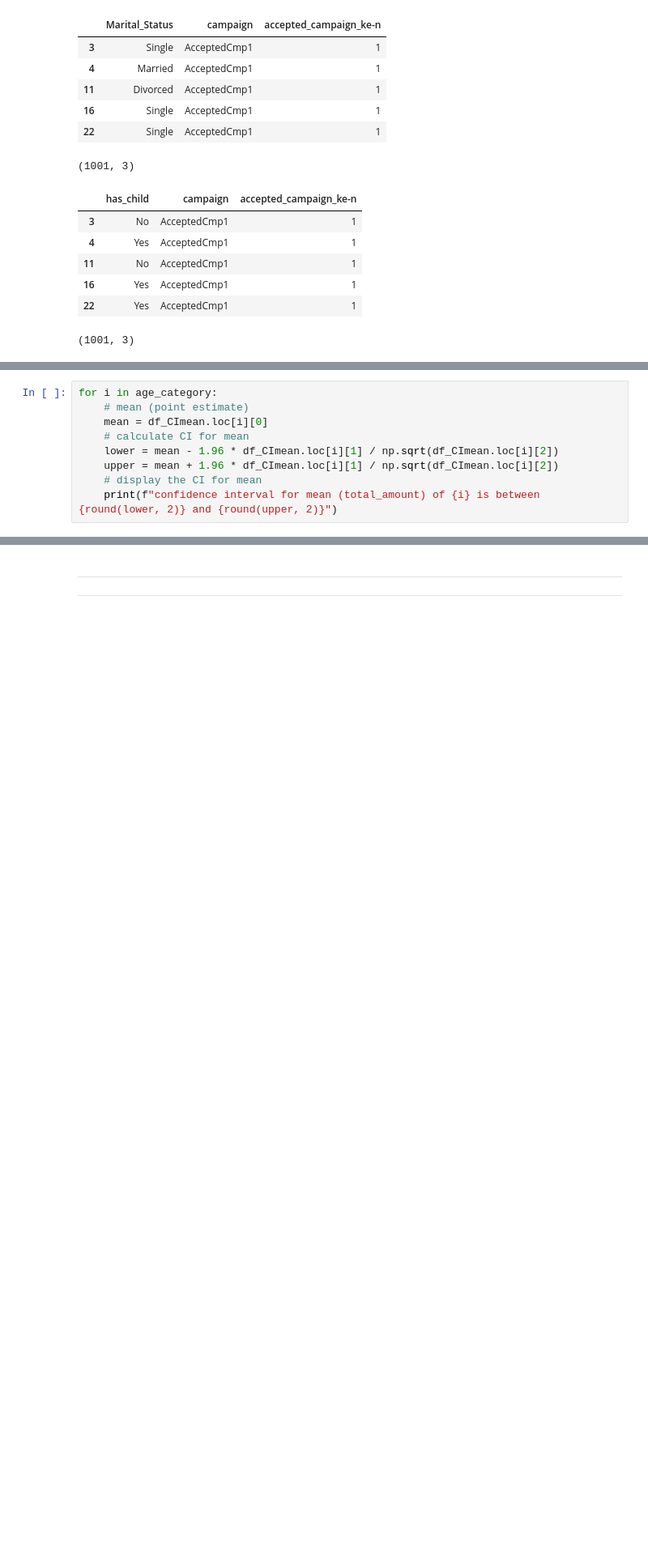
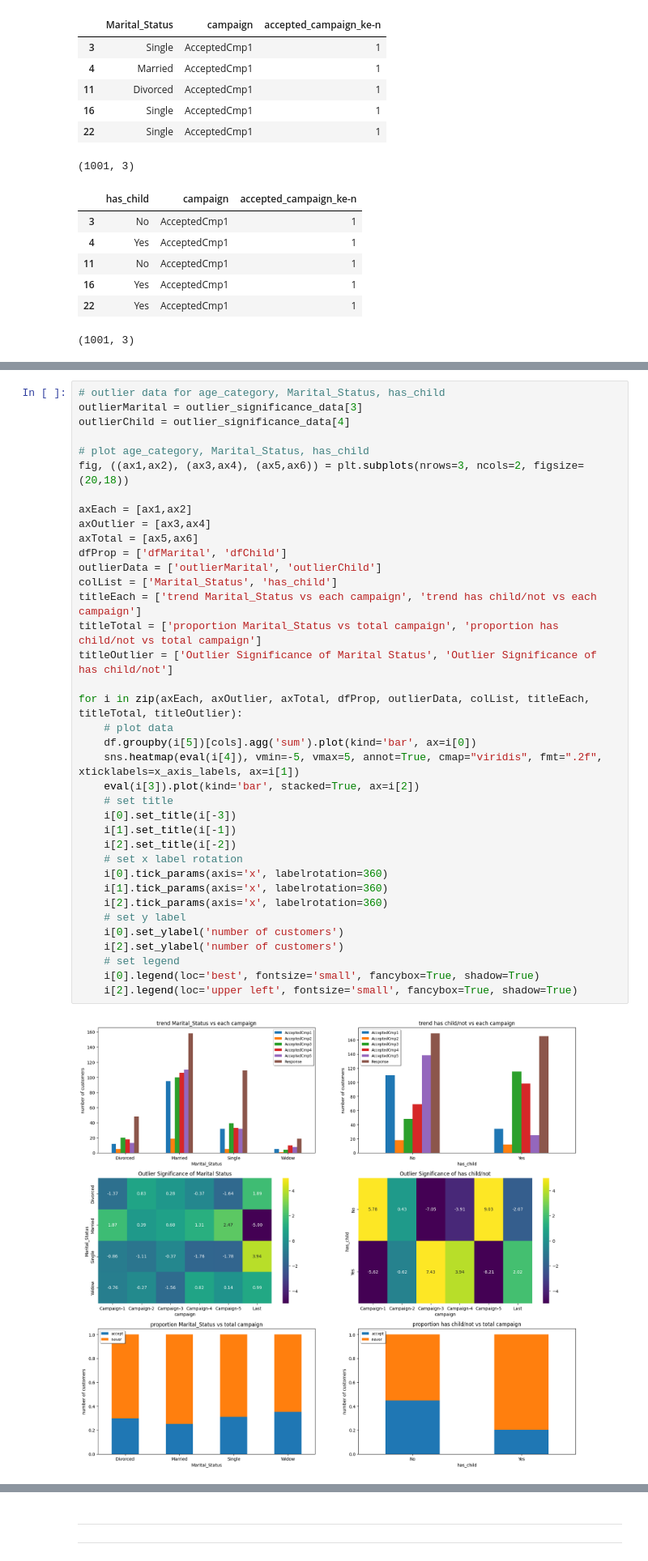
Before and after one commit to fnkhairudin/CapstoneProjectModul2, a Jupyter notebook: notebooks/2.0-fnk-data-analysis.ipynb, the cells around one changed output, grey strips where cells are left out. Shown at 81% size. Saved outputs shown, nothing was run; the diff lists cells and outputs as text; blank space fills up the shorter version.

```diff
--- a/notebooks/2.0-fnk-data-analysis.ipynb
+++ b/notebooks/2.0-fnk-data-analysis.ipynb
@@ -624,9 +467,0 @@ df_CImean
-# %%
-for i in age_category:
-    # mean (point estimate)
-    mean = df_CImean.loc[i][0]
-    # calculate CI for mean
-    lower = mean - 1.96 * df_CImean.loc[i][1] / np.sqrt(df_CImean.loc[i][2])
-    upper = mean + 1.96 * df_CImean.loc[i][1] / np.sqrt(df_CImean.loc[i][2])
-    # display the CI for mean
-    print(f"confidence interval for mean (total_amount) of {i} is between {round(lower, 2)} and {round(upper, 2)}")
@@ -742,0 +499,39 @@ The highest number of purchases made by customers is through the `website`.
+# %%
+# outlier data for age_category, Marital_Status, has_child
+outlierMarital = outlier_significance_data[3]
+outlierChild = outlier_significance_data[4]
+
+# plot age_category, Marital_Status, has_child
+fig, ((ax1,ax2), (ax3,ax4), (ax5,ax6)) = plt.subplots(nrows=3, ncols=2, figsize=(20,18))
+
+axEach = [ax1,ax2]
+axOutlier = [ax3,ax4]
+axTotal = [ax5,ax6]
+dfProp = ['dfMarital', 'dfChild']
+outlierData = ['outlierMarital', 'outlierChild']
+colList = ['Marital_Status', 'has_child']
+titleEach = ['trend Marital_Status vs each campaign', 'trend has child/not vs each campaign']
+titleTotal = ['proportion Marital_Status vs total campaign', 'proportion has child/not vs total campaign']
+titleOutlier = ['Outlier Significance of Marital Status', 'Outlier Significance of has child/not']
+
+for i in zip(axEach, axOutlier, axTotal, dfProp, outlierData, colList, titleEach, titleTotal, titleOutlier):
+    # plot data
+    df.groupby(i[5])[cols].agg('sum').plot(kind='bar', ax=i[0])
+    sns.heatmap(eval(i[4]), vmin=-5, vmax=5, annot=True, cmap="viridis", fmt=".2f", xticklabels=x_axis_labels, ax=i[1])
+    eval(i[3]).plot(kind='bar', stacked=True, ax=i[2])
+    # set title
+    i[0].set_title(i[-3])
+    i[1].set_title(i[-1])
+    i[2].set_title(i[-2])
+    # set x label rotation
+    i[0].tick_params(axis='x', labelrotation=360)
+    i[1].tick_params(axis='x', labelrotation=360)
+    i[2].tick_params(axis='x', labelrotation=360)
+    # set y label
+    i[0].set_ylabel('number of customers')
+    i[2].set_ylabel('number of customers')
+    # set legend
+    i[0].legend(loc='best', fontsize='small', fancybox=True, shadow=True)
+    i[2].legend(loc='upper left', fontsize='small', fancybox=True, shadow=True)
+# %% [output]
+[figure, added]
```
Also changed, not shown: parts of 80 cells of this notebook, 1 other file.
